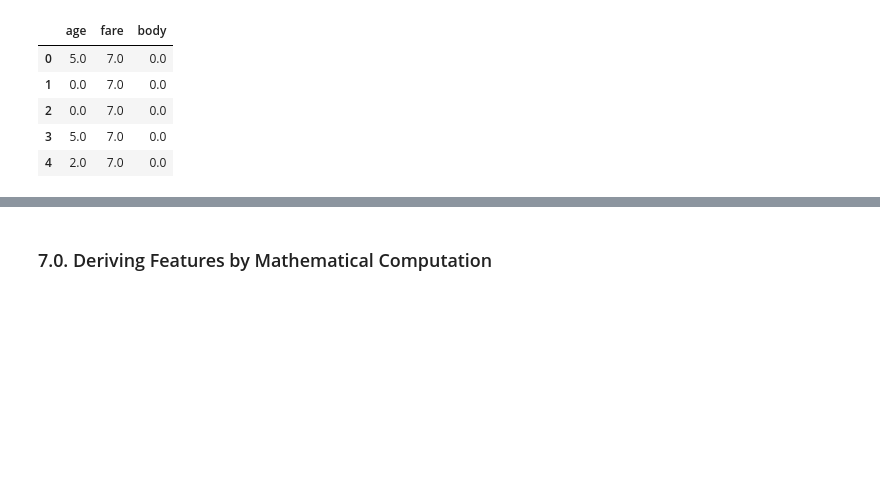
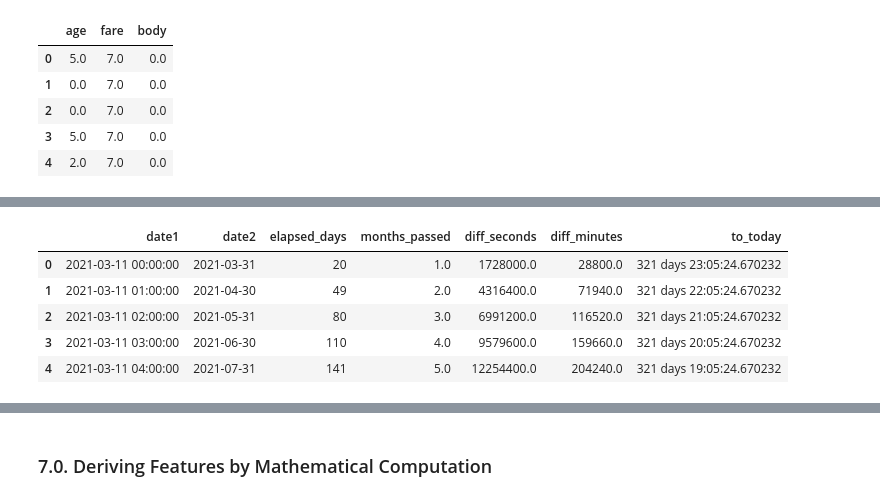
Before and after one commit to jtupitza-msft/edsp-mentoring-program, a Jupyter notebook: 04-Feature-Engineering.ipynb, the cells around one changed output, grey strips where cells are left out. Saved outputs shown, nothing was run; the diff lists cells and outputs as text; code cells hidden in the pictures; blank space fills up the shorter version.

```diff
--- a/04-Feature-Engineering.ipynb
+++ b/04-Feature-Engineering.ipynb
@@ -1538,0 +1740,6 @@ plt.show()
+# %%
+rng_hr = pd.date_range('2021-03-11', periods=20, freq='H')
+rng_month = pd.date_range('2021-03-11', periods=20, freq='M')
+
+df_hrs_mnths = pd.DataFrame({'date1': rng_hr, 'date2': rng_month})
+df_hrs_mnths.head()
@@ -1538,0 +1753,3 @@ plt.show()
+# %%
+df_hrs_mnths['elapsed_days'] = (df_hrs_mnths['date2'] - df_hrs_mnths['date1']).dt.days
+df_hrs_mnths.head()
@@ -1538,0 +1763,4 @@ plt.show()
+# %%
+df_hrs_mnths['months_passed'] = ((df_hrs_mnths['date2'] - df_hrs_mnths['date1']) / np.timedelta64(1, 'M'))
+df_hrs_mnths['months_passed'] = np.round(df_hrs_mnths['months_passed'], 0)
+df_hrs_mnths.head()
@@ -1538,0 +1774,4 @@ plt.show()
+# %%
+df_hrs_mnths['diff_seconds'] = (df_hrs_mnths['date2'] - df_hrs_mnths['date1'])/np.timedelta64(1,'s')
+df_hrs_mnths['diff_minutes'] = (df_hrs_mnths['date2'] - df_hrs_mnths['date1'])/np.timedelta64(1,'m')
+df_hrs_mnths.head()
@@ -1538,0 +1785,10 @@ plt.show()
+# %%
+df_hrs_mnths['to_today'] = (datetime.datetime.today() - df_hrs_mnths['date1'])
+df_hrs_mnths.head()
+# %% [output]
+|  | date1 | date2 | elapsed_days | months_passed | diff_seconds | diff_minutes | to_today |
+| 0 | 2021-03-11 00:00:00 | 2021-03-31 | 20 | 1.0 | 1728000.0 | 28800.0 | 321 days 23:05:24.670232 |
+| 1 | 2021-03-11 01:00:00 | 2021-04-30 | 49 | 2.0 | 4316400.0 | 71940.0 | 321 days 22:05:24.670232 |
+| 2 | 2021-03-11 02:00:00 | 2021-05-31 | 80 | 3.0 | 6991200.0 | 116520.0 | 321 days 21:05:24.670232 |
+| 3 | 2021-03-11 03:00:00 | 2021-06-30 | 110 | 4.0 | 9579600.0 | 159660.0 | 321 days 20:05:24.670232 |
+| 4 | 2021-03-11 04:00:00 | 2021-07-31 | 141 | 5.0 | 12254400.0 | 204240.0 | 321 days 19:05:24.670232 |
```
Also changed, not shown: parts of 90 cells of this notebook.
